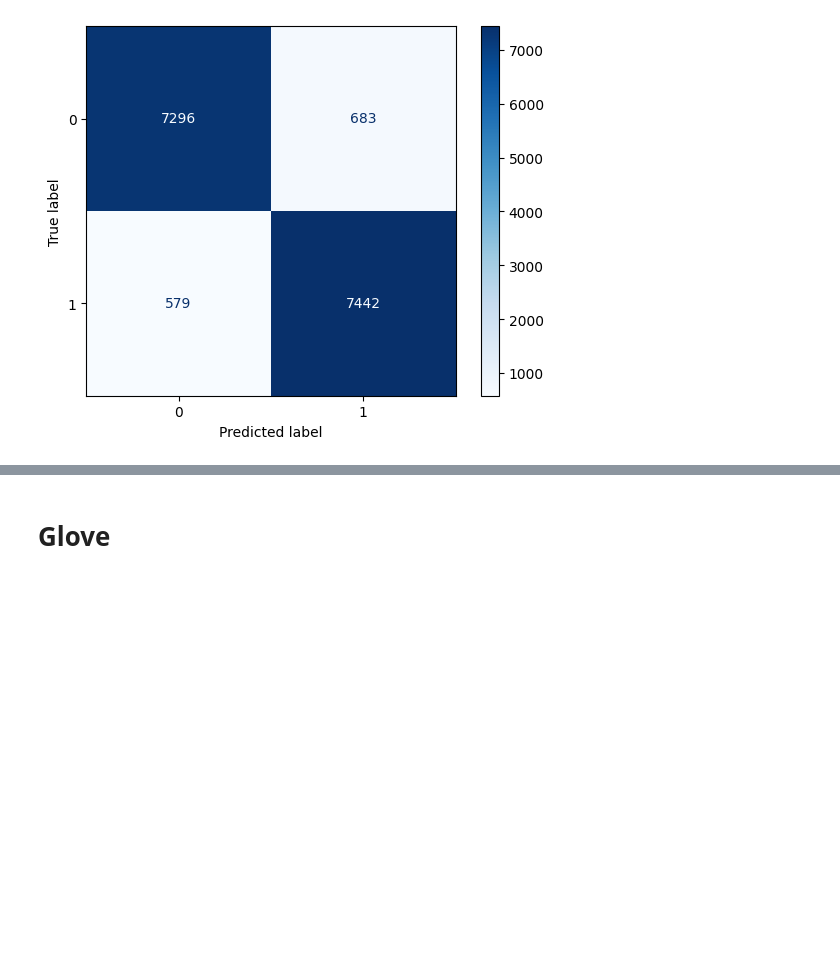
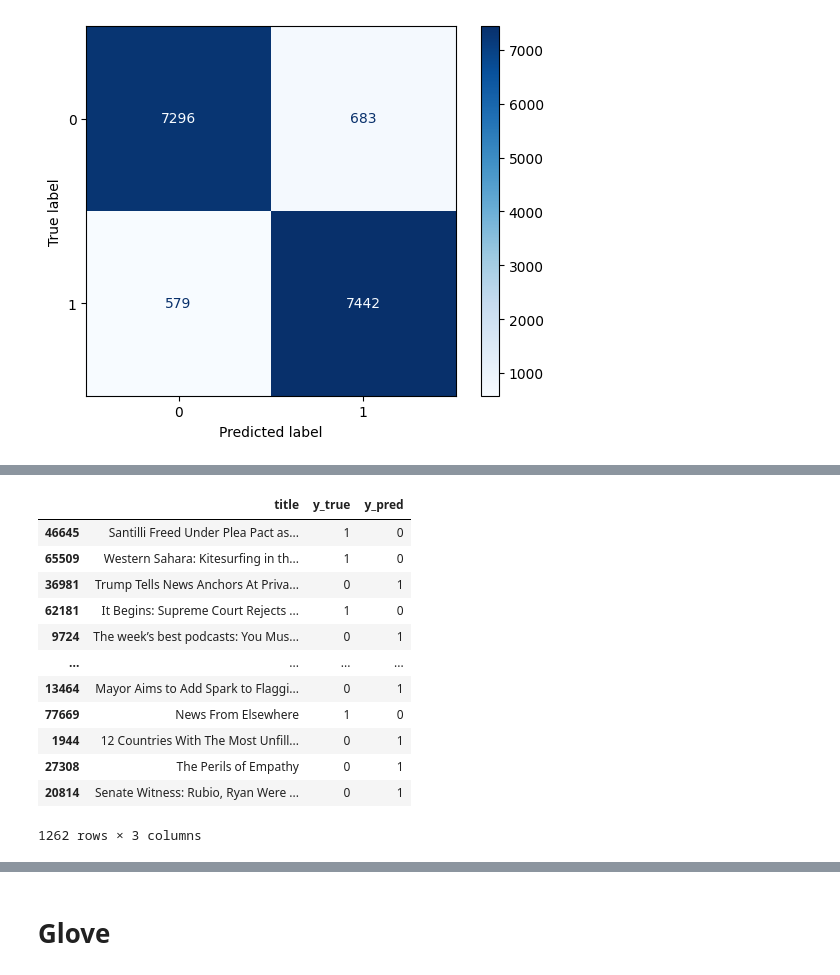
Before and after one commit to matkubita/ClickbaitDetectionThesis, a Jupyter notebook: notebooks/5-Word-Embedding-Models.ipynb, the cells around one changed output, grey strips where cells are left out. Drawn from its saved outputs; the diff is of its cells as text; code cells hidden in the pictures; blank space fills up the shorter version.

Commit message:
check wrongly classified articles

```diff
--- a/notebooks/5-Word-Embedding-Models.ipynb
+++ b/notebooks/5-Word-Embedding-Models.ipynb
@@ -293,0 +331,18 @@ plt.show()
+# %%
+wrongly_classified = results_test_df[results_test_df["y_true"] != results_test_df["y_pred"]]
+# %%
+wrongly_classified
+# %% [output]
+|  | title | y_true | y_pred |
+| 46645 | Santilli Freed Under Plea Pact as... | 1 | 0 |
+| 65509 | Western Sahara: Kitesurfing in th... | 1 | 0 |
+| 36981 | Trump Tells News Anchors At Priva... | 0 | 1 |
+| 62181 | It Begins: Supreme Court Rejects ... | 1 | 0 |
+| 9724 | The week’s best podcasts: You Mus... | 0 | 1 |
+| ... | ... | ... | ... |
+| 13464 | Mayor Aims to Add Spark to Flaggi... | 0 | 1 |
+| 77669 | News From Elsewhere | 1 | 0 |
+| 1944 | 12 Countries With The Most Unfill... | 0 | 1 |
+| 27308 | The Perils of Empathy | 0 | 1 |
+| 20814 | Senate Witness: Rubio, Ryan Were ... | 0 | 1 |
+1262 rows × 3 columns
```
Also changed, not shown: parts of 5 cells of this notebook.
